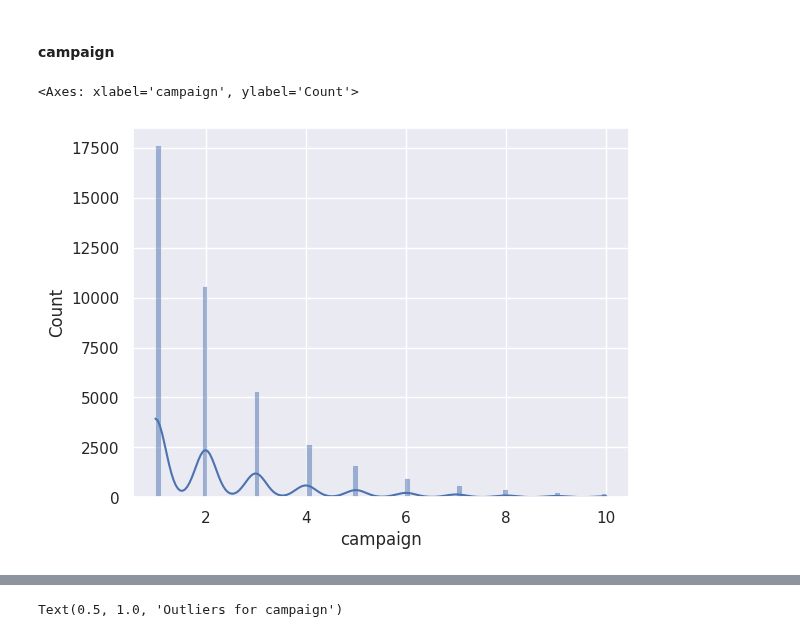
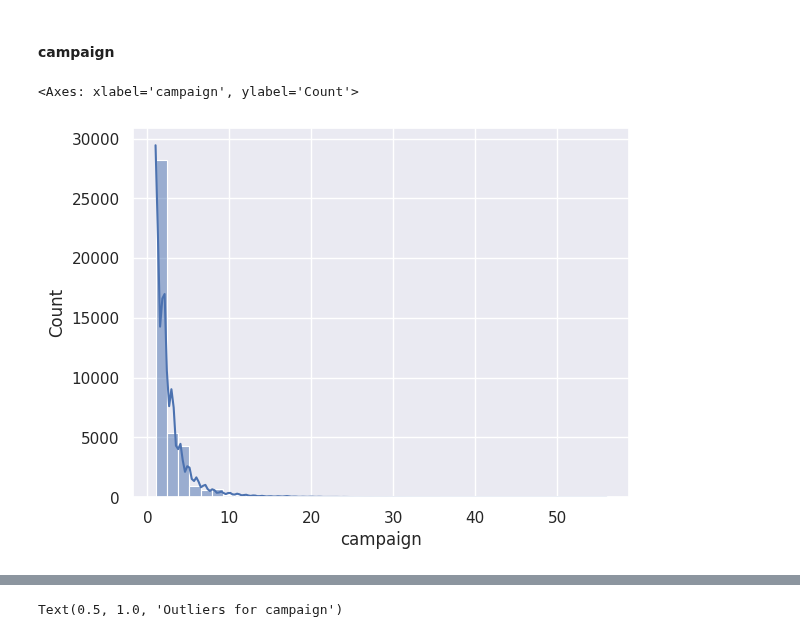
Before and after one commit to dmytrovelychko/rd_ds_python, a Jupyter notebook: cw.ipynb, the cells around one changed output, grey strips where cells are left out. Saved outputs shown, nothing was run; the diff lists cells and outputs as text; code cells hidden in the pictures.

```diff
--- a/cw.ipynb
+++ b/cw.ipynb
@@ -199,7 +213,7 @@ Data about call duration is just for notes, we will note use it in prediction mo
 # %% [markdown]
 #### campaign
 # %%
-sns.histplot(df[df['campaign'] <= 10]['campaign'], kde=True)
+sns.histplot(df['campaign'], bins=40, kde=True)
 # %% [output]
 <Axes: xlabel='campaign', ylabel='Count'>
-[figure, old version]
+[figure, new version]
```
Also changed, not shown: parts of 7 cells of this notebook.
